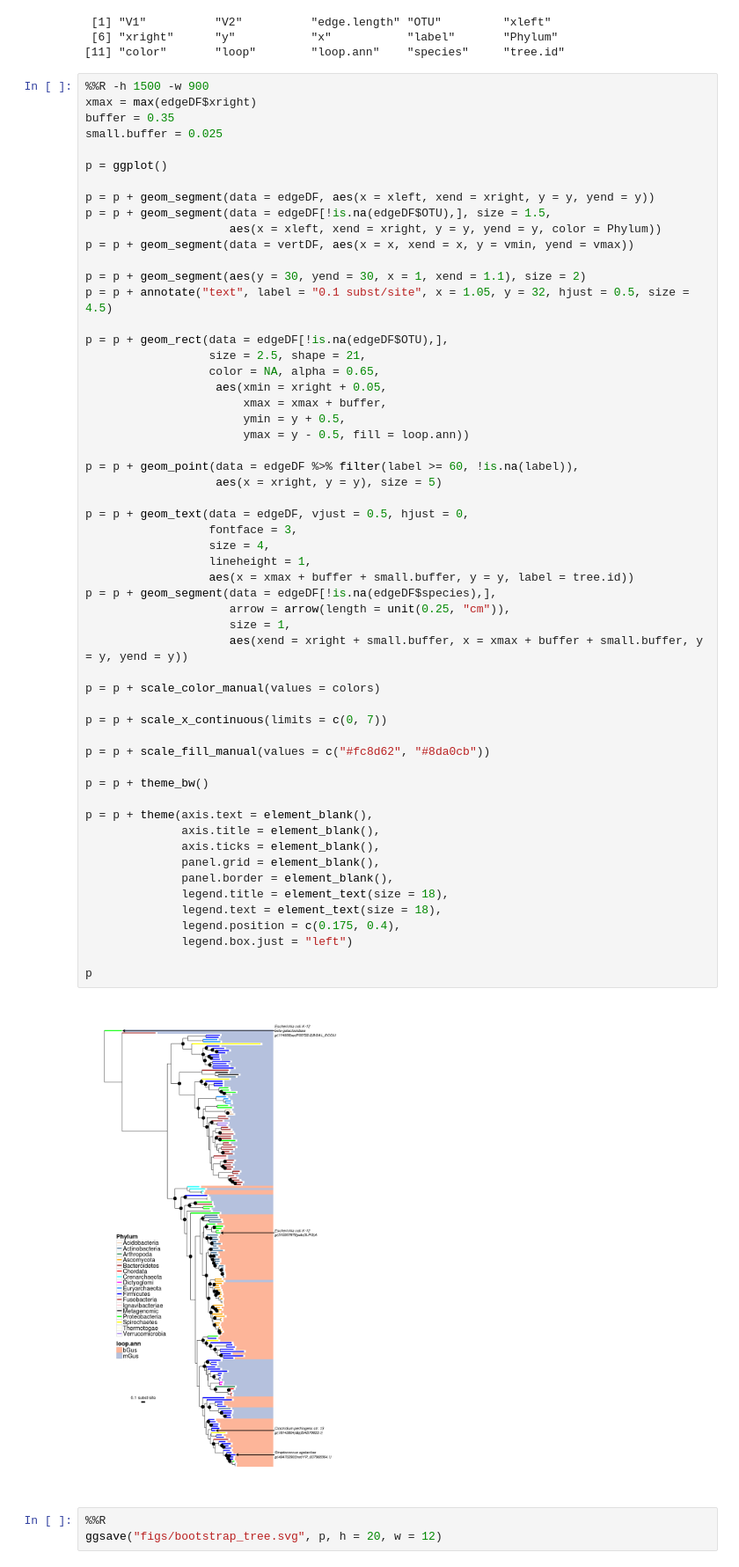
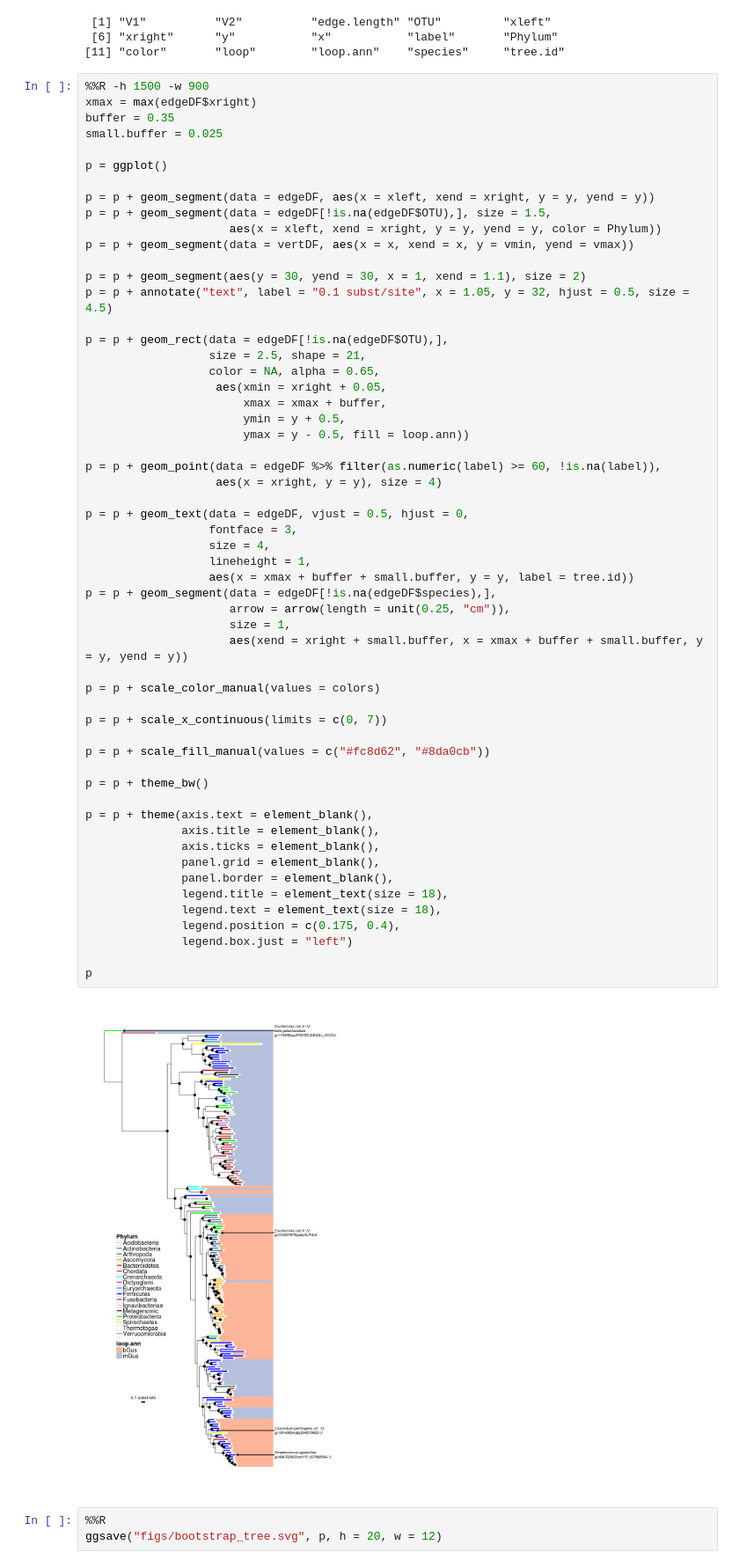
Before and after one commit to chuckpr/loop_tree, a Jupyter notebook: hasLoop_tree_wBootstrap_wScale.ipynb, the cells around one changed output. Shown: that part at 88% size. Cells and saved outputs as stored; diff of their text form.

Commit message:
converted boostsrap label to numeric, added explicet bootstrap nb

```diff
--- a/hasLoop_tree_wBootstrap_wScale.ipynb
+++ b/hasLoop_tree_wBootstrap_wScale.ipynb
@@ -102,40 +102,40 @@ p = p + geom_rect(data = edgeDF[!is.na(edgeDF$OTU),],
                        ymin = y + 0.5,
                        ymax = y - 0.5, fill = loop.ann))
 
-p = p + geom_point(data = edgeDF %>% filter(label >= 60, !is.na(label)),
-                   aes(x = xright, y = y), size = 5)
+p = p + geom_point(data = edgeDF %>% filter(as.numeric(label) >= 60, !is.na(label)),
+                   aes(x = xright, y = y), size = 4)
 
 p = p + geom_text(data = edgeDF, vjust = 0.5, hjust = 0,
                   fontface = 3,
                   size = 4,
                   lineheight = 1,
                   aes(x = xmax + buffer + small.buffer, y = y, label = tree.id))
 p = p + geom_segment(data = edgeDF[!is.na(edgeDF$species),],
                      arrow = arrow(length = unit(0.25, "cm")),
                      size = 1,
                      aes(xend = xright + small.buffer, x = xmax + buffer + small.buffer, y = y, yend = y))
 
 p = p + scale_color_manual(values = colors)
 
 p = p + scale_x_continuous(limits = c(0, 7))
 
 p = p + scale_fill_manual(values = c("#fc8d62", "#8da0cb"))
 
 p = p + theme_bw()
 
 p = p + theme(axis.text = element_blank(),
               axis.title = element_blank(),
               axis.ticks = element_blank(),
               panel.grid = element_blank(),
               panel.border = element_blank(),
               legend.title = element_text(size = 18),
               legend.text = element_text(size = 18),
               legend.position = c(0.175, 0.4),
               legend.box.just = "left")
 
 p
 # %% [output]
-[figure, old version]
+[figure, new version]
 # %%
 %%R
 ggsave("figs/bootstrap_tree.svg", p, h = 20, w = 12)
```
Also changed, not shown: 3 other files.
